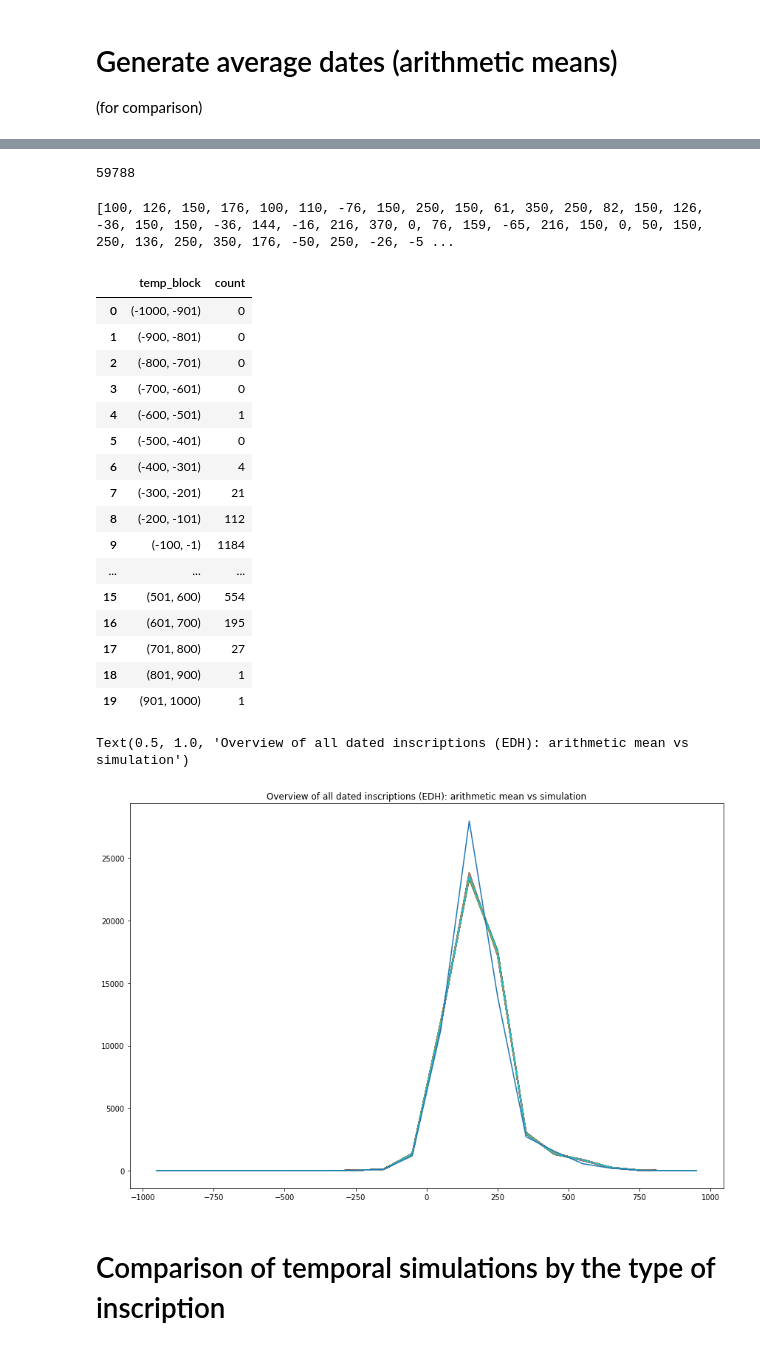
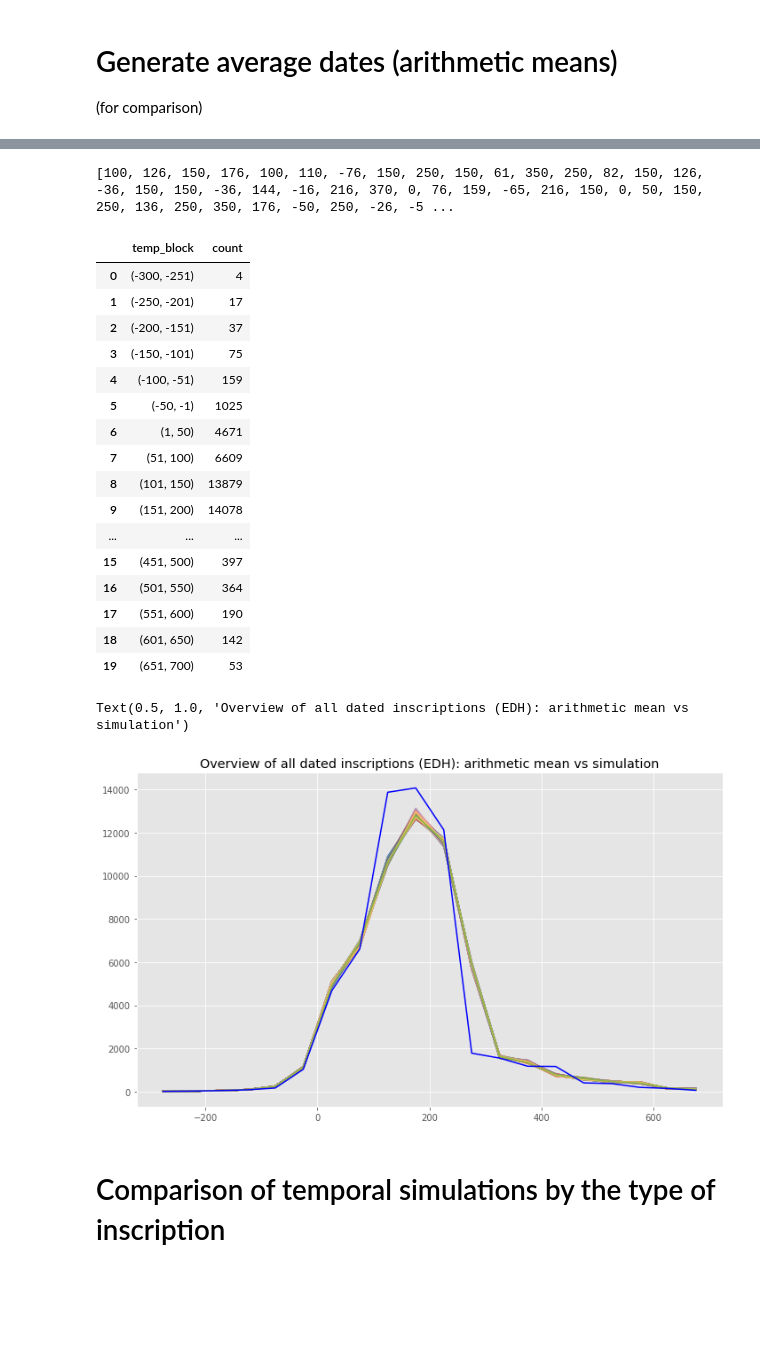
Before and after one commit to sdam-au/EDH_exploration, a Jupyter notebook: scripts/Py_EDH_TEMPORAL_EXPLORATION.ipynb, the cells around one changed output, grey strips where cells are left out. Saved outputs shown, nothing was run; the diff lists cells and outputs as text; code cells hidden in the pictures; blank space fills up the shorter version.

Commit message:
temporal plots

```diff
--- a/scripts/Py_EDH_TEMPORAL_EXPLORATION.ipynb
+++ b/scripts/Py_EDH_TEMPORAL_EXPLORATION.ipynb
@@ -386,43 +381,41 @@ See the caveats in the documentation: https://pandas.pydata.org/pandas-docs/stab
-# %%
-len(EDH_dated[EDH_dated["date_avr"].notna()])
-# %% [output]
-59788
 # %%
 print(EDH_dated["date_avr"].tolist()[:100])
 # %% [output]
 [100, 126, 150, 176, 100, 110, -76, 150, 250, 150, 61, 350, 250, 82, 150, 126, -36, 150, 150, -36, 144, -16, 216, 370, 0, 76, 159, -65, 216, 150, 0, 50, 150, 250, 136, 250, 350, 176, -50, 250, -26, -5 ...
 # %%
-avr_by_block = dates_per_block(EDH_dated["date_avr"], sims_by_blocks.index.tolist())
+avr_by_block = dates_per_block(EDH_dated["date_avr"], sims_by_blocks["temp_block"].tolist())
 # %%
 avr_by_block_df = pd.DataFrame(avr_by_block)
 avr_by_block_df.columns = ["temp_block", "count"]
 avr_by_block_df
 # %% [output]
 |  | temp_block | count |
-| 0 | (-1000, -901) | 0 |
-| 1 | (-900, -801) | 0 |
-| 2 | (-800, -701) | 0 |
-| 3 | (-700, -601) | 0 |
-| 4 | (-600, -501) | 1 |
-| 5 | (-500, -401) | 0 |
-| 6 | (-400, -301) | 4 |
-| 7 | (-300, -201) | 21 |
-| 8 | (-200, -101) | 112 |
-| 9 | (-100, -1) | 1184 |
+| 0 | (-300, -251) | 4 |
+| 1 | (-250, -201) | 17 |
+| 2 | (-200, -151) | 37 |
+| 3 | (-150, -101) | 75 |
+| 4 | (-100, -51) | 159 |
+| 5 | (-50, -1) | 1025 |
+| 6 | (1, 50) | 4671 |
+| 7 | (51, 100) | 6609 |
+| 8 | (101, 150) | 13879 |
+| 9 | (151, 200) | 14078 |
 | ... | ... | ... |
-| 15 | (501, 600) | 554 |
-| 16 | (601, 700) | 195 |
-| 17 | (701, 800) | 27 |
-| 18 | (801, 900) | 1 |
-| 19 | (901, 1000) | 1 |
+| 15 | (451, 500) | 397 |
+| 16 | (501, 550) | 364 |
+| 17 | (551, 600) | 190 |
+| 18 | (601, 650) | 142 |
+| 19 | (651, 700) | 53 |
 # %%
-fig, ax = plt.subplots(figsize=(12, 8), tight_layout=True)
+plt.style.use('ggplot')
+
+fig, ax = plt.subplots(figsize=(10, 6), tight_layout=True)
 plot_timeblocks_data(EDH_complete_simulations, ax)
 x = [np.mean(tup) for tup in avr_by_block_df["temp_block"]]
 y = avr_by_block_df["count"]
-ax.plot(x, y)
+ax.plot(x, y, color="b")
 ax.set_title("Overview of all dated inscriptions (EDH): arithmetic mean vs simulation")
 # %% [output]
 Text(0.5, 1.0, 'Overview of all dated inscriptions (EDH): arithmetic mean vs simulation')
-[figure, old version]
+[figure, new version]
 # %%
```
Also changed, not shown: parts of 14 cells of this notebook.
